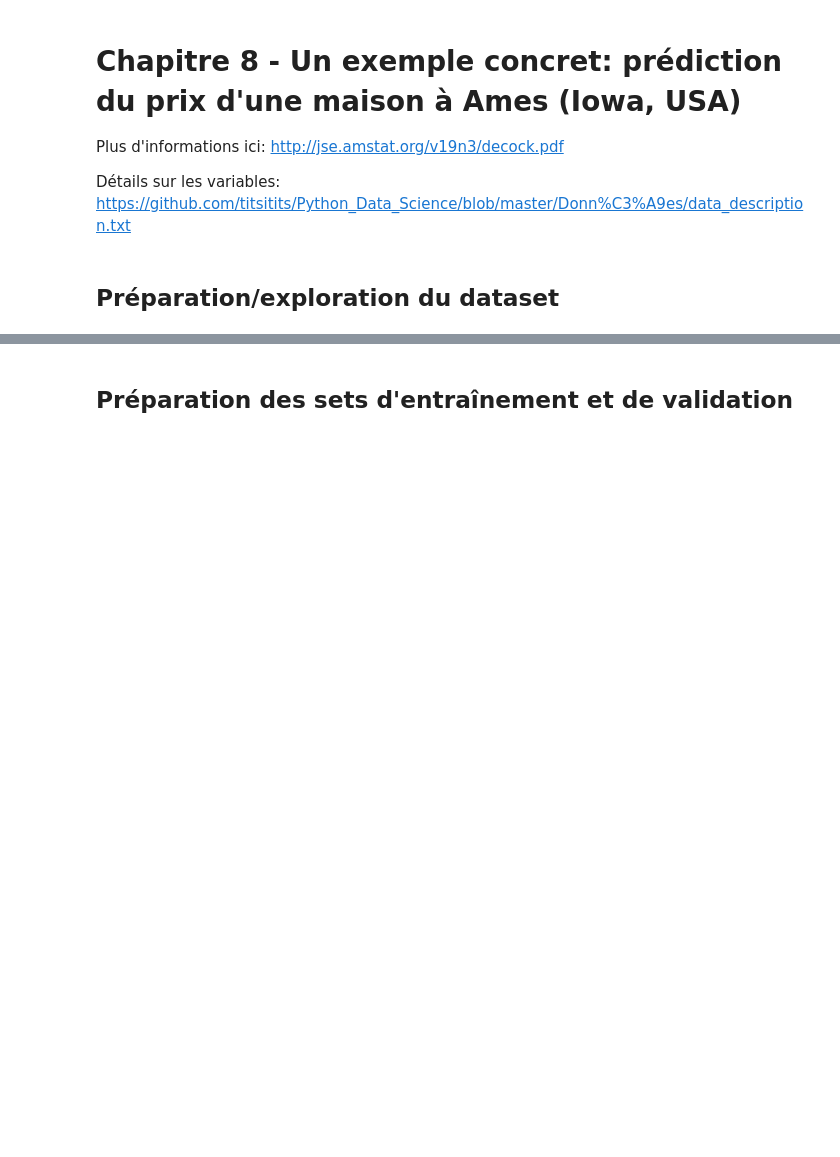
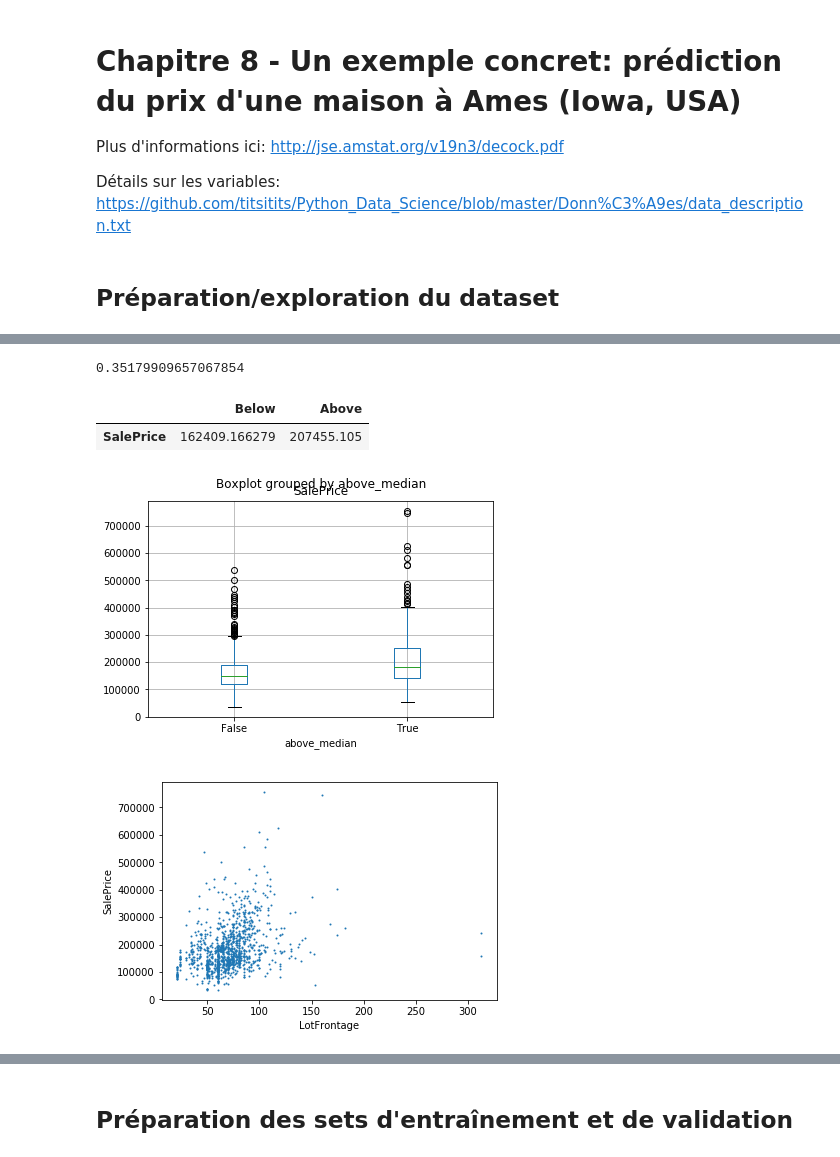
Before and after one commit to titsitits/Python_Data_Science, a Jupyter notebook: 8_Example_Ames_Housing_Dataset.ipynb, the cells around one changed output, grey strips where cells are left out. Drawn from its saved outputs; the diff is of its cells as text; code cells hidden in the pictures; blank space fills up the shorter version.

```diff
--- a/8_Example_Ames_Housing_Dataset.ipynb
+++ b/8_Example_Ames_Housing_Dataset.ipynb
@@ -89,0 +143,18 @@ Une comparaison rapide entre les outliers et les catégories les plus fréquente
+# %%
+#Analysons la relation entre "LotFrontage" et le prix
+print(col_corr(ames,"LotFrontage","SalePrice"))
+display_series(mediangroups_mean_comparison(ames,"LotFrontage","SalePrice"))
+mediangroups_boxplot_comparison(ames,"LotFrontage","SalePrice")
+ames.plot.scatter("LotFrontage","SalePrice", s = 1)
+
+#Ajoutons une variable isnan_LotFrontage pour pouvoir utiliser cette information dans notre modèle plus tard:
+ames["isnan_LotFrontage"] = ames.LotFrontage.isna().astype(int)
+#Ensuite, étant donné le grand nombre de NaNs (~18%), il est préférable (dans une premier temps) de ne pas utiliser cette variable en remplaçant les NaN par la moyenne
+#Une autre possibilité serait d'entraîner un modèle de régression pour prédire ces données manquantes à partir des autres variables.
+out = ames.pop("LotFrontage")
+# %% [output]
+0.35179909657067854
+|  | Below | Above |
+| SalePrice | 162409.166279 | 207455.105 |
+[figure, added]
+[figure, added]
```
Also changed, not shown: parts of 109 cells of this notebook.
